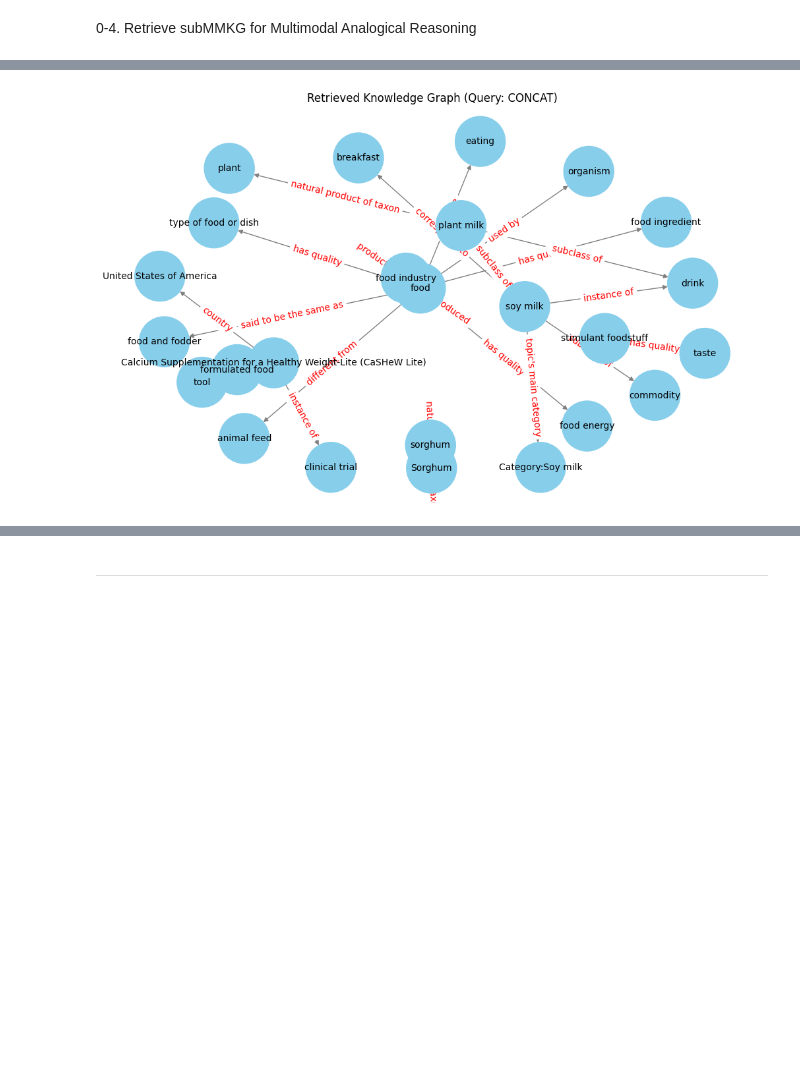
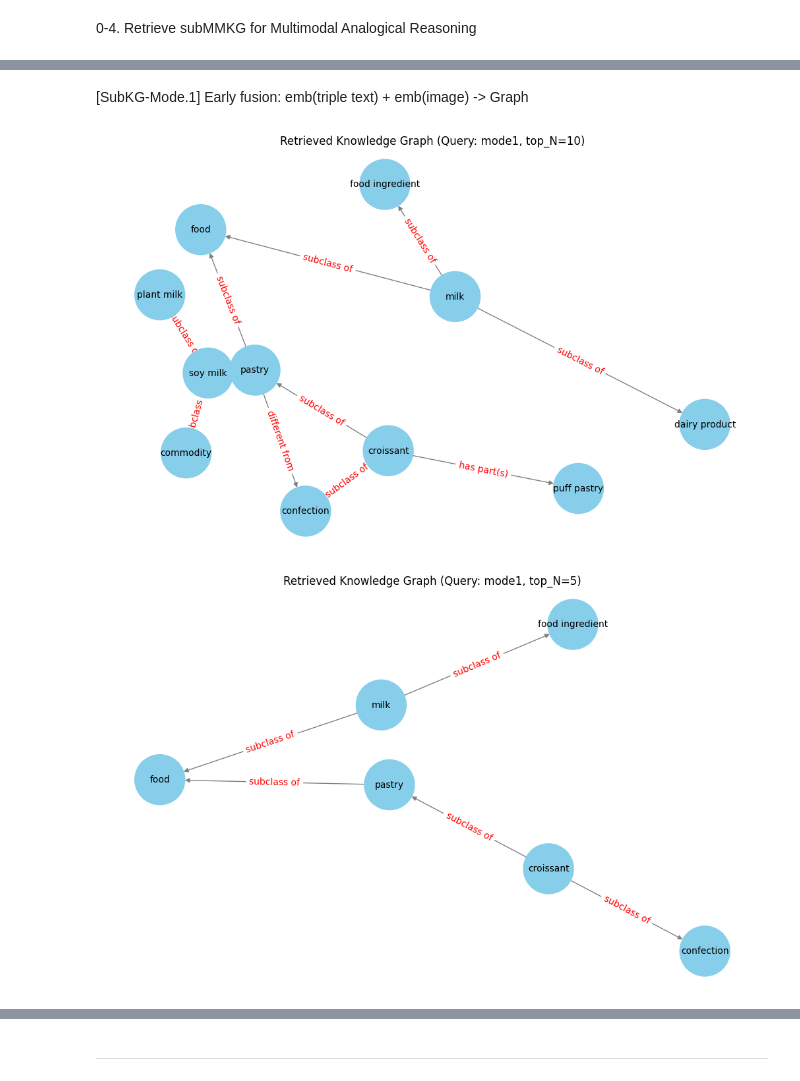
Before and after one commit to SkiddieAhn/Code-MR-MKG, a Jupyter notebook: 3. Modeling.ipynb, the cells around one changed output, grey strips where cells are left out. Drawn from its saved outputs; the diff is of its cells as text; code cells hidden in the pictures; blank space fills up the shorter version.

```diff
--- a/3. Modeling.ipynb
+++ b/3. Modeling.ipynb
@@ -84,6 +72,16 @@ draw_knowledge_graph(sub_KG2, sample_img_path)
-# %%
-sub_KG = sub_KG1+sub_KG2
-sub_MMKG = make_subMMKG(sub_KG, entity_dict)
-draw_knowledge_graph(sub_KG, 'CONCAT')
-# %% [output]
-[figure, removed]
+# %% [markdown]
+[SubKG-Mode.1] Early fusion: emb(triple text) + emb(image) -> Graph
+# %%
+triple_text = f'{sample_entity1}-{sample_relation}-{sample_entity2}'
+query = [triple_text, sample_img_PIL]
+
+# top_N = 10
+sub_KG = mars_kg.get_sub_KG(query, query_mode=0, top_N=10)
+draw_knowledge_graph(sub_KG, 'mode1, top_N=10')
+
+# top_N = 5
+sub_KG = mars_kg.get_sub_KG(query, query_mode=0, top_N=5)
+draw_knowledge_graph(sub_KG, 'mode1, top_N=5')
+# %% [output]
+[figure, added]
+[figure, added]
```
Also changed, not shown: parts of 10 cells of this notebook, 3 other files.
